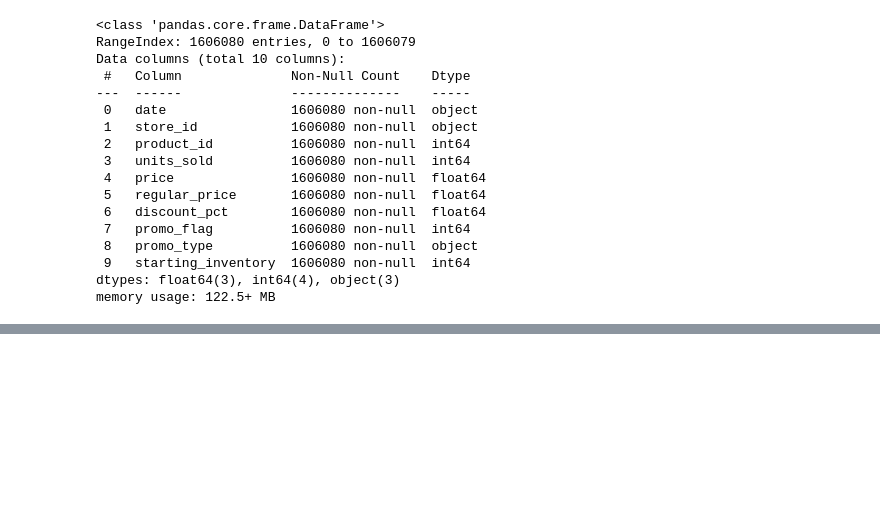
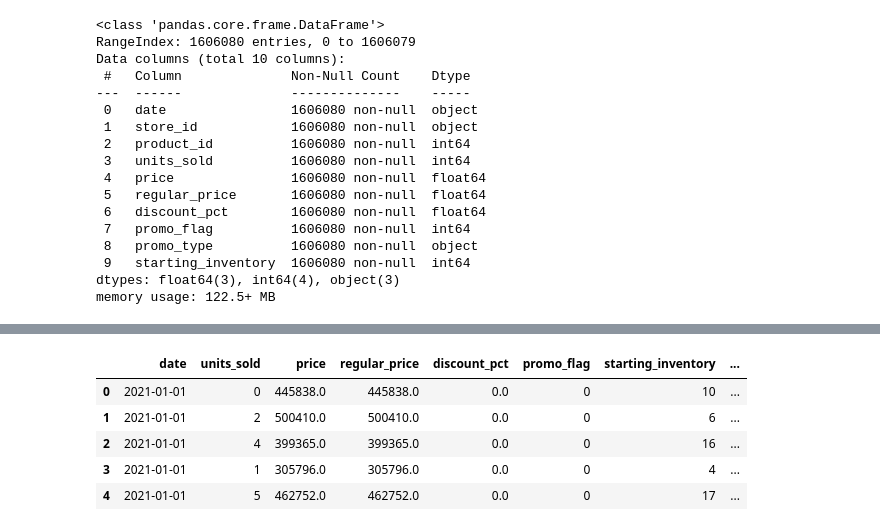
Before and after one commit to SunnyX-AI/ai-powered-sales-forecasting, a Jupyter notebook: notebooks/00_experiments.ipynb, the cells around one changed output, grey strips where cells are left out. Saved outputs shown, nothing was run; the diff lists cells and outputs as text; code cells hidden in the pictures; blank space fills up the shorter version.

```diff
--- a/notebooks/00_experiments.ipynb
+++ b/notebooks/00_experiments.ipynb
@@ -678,0 +711,9 @@ df
+# %%
+df.head()
+# %% [output]
+|  | date | units_sold | price | regular_price | discount_pct | promo_flag | starting_inventory | ... |
+| 0 | 2021-01-01 | 0 | 445838.0 | 445838.0 | 0.0 | 0 | 10 | ... |
+| 1 | 2021-01-01 | 2 | 500410.0 | 500410.0 | 0.0 | 0 | 6 | ... |
+| 2 | 2021-01-01 | 4 | 399365.0 | 399365.0 | 0.0 | 0 | 16 | ... |
+| 3 | 2021-01-01 | 1 | 305796.0 | 305796.0 | 0.0 | 0 | 4 | ... |
+| 4 | 2021-01-01 | 5 | 462752.0 | 462752.0 | 0.0 | 0 | 17 | ... |
```
Also changed, not shown: parts of 9 cells of this notebook.
